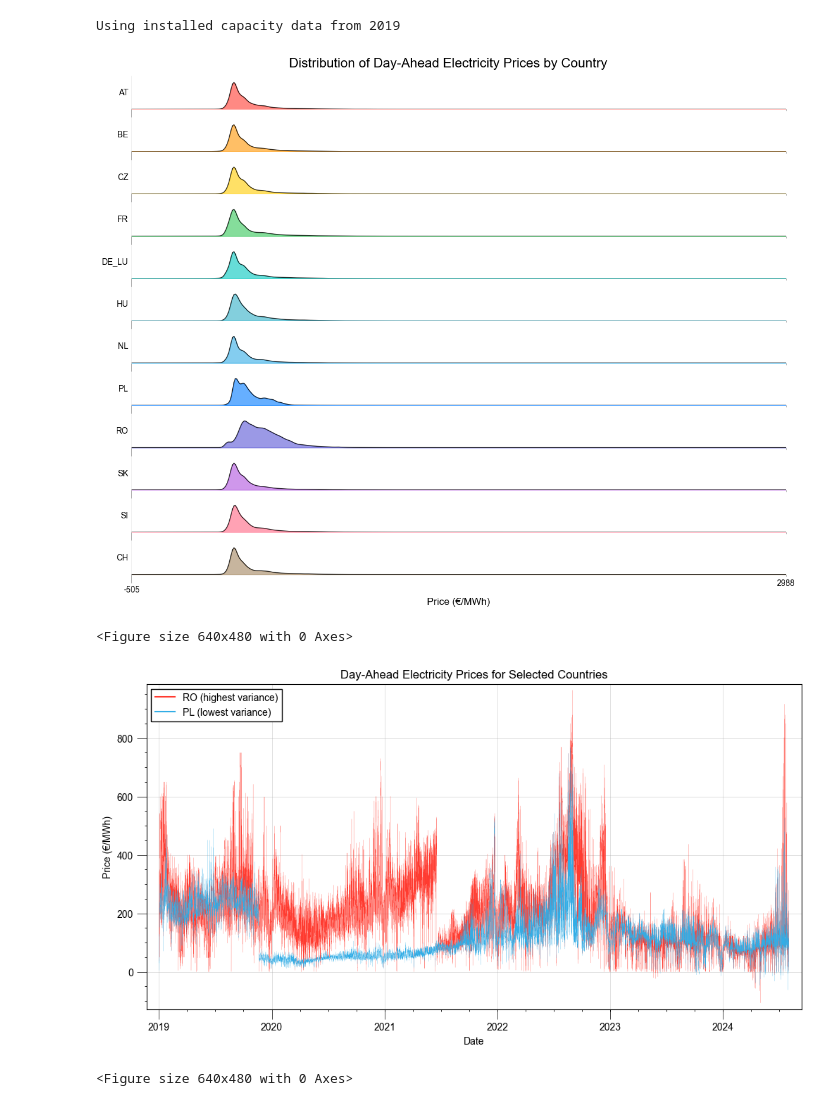
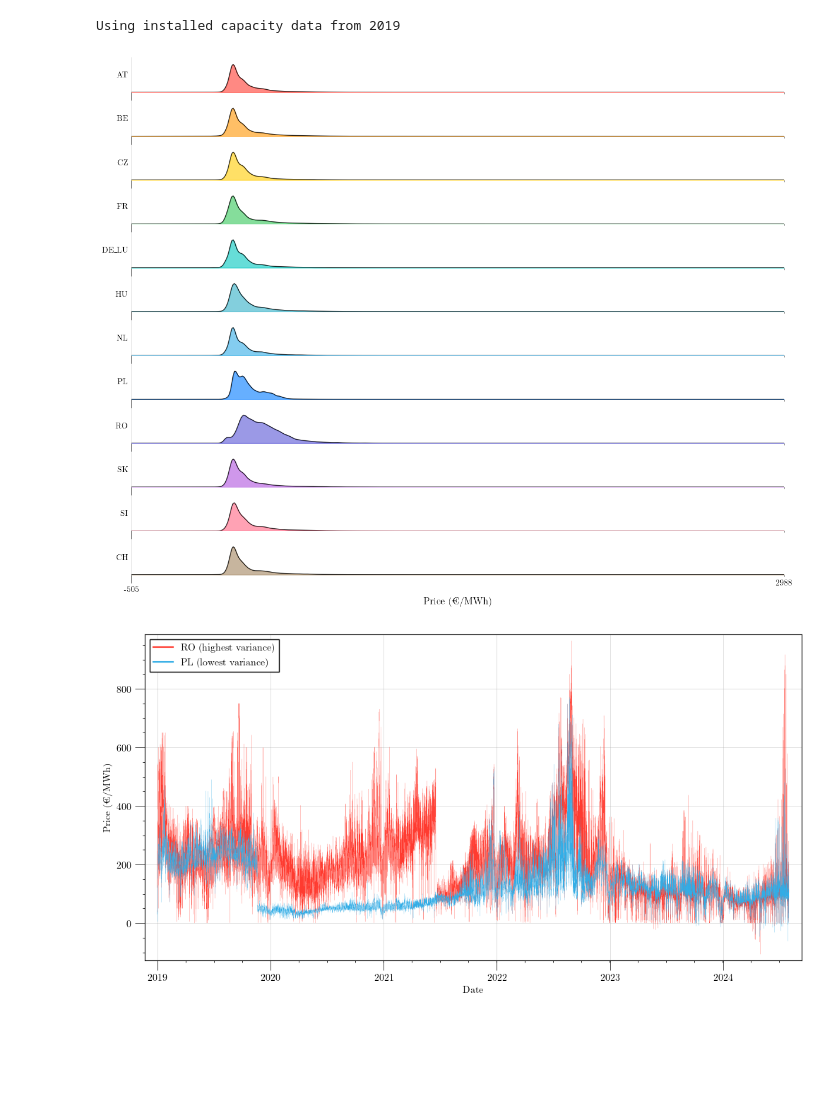
Before and after one commit to tobias-schnabel/mc-forecasting, a Jupyter notebook: plots.ipynb, the cells around one changed output. Cells and saved outputs as stored; diff of their text form; code cells hidden in the pictures; blank space fills up the shorter version.

Commit message:
add plots for installed capacity, forecasts and prices

```diff
--- a/plots.ipynb
+++ b/plots.ipynb
@@ -8,14 +9,13 @@ import numpy as np
 from scipy.stats import gaussian_kde
 # %%
 import getpass
-import os
 export_username = "ts" # Only save plots to dropbox on my machine
 def save_plot(plot, filename):
     username = getpass.getuser()
     filepath = "/Users/ts/Library/CloudStorage/Dropbox/Apps/Overleaf/Dissertation Oxford/Figures"
-    filename += ".png"
+    filename += ".pdf"
     if username == export_username:
-        plot.savefig(os.path.join(filepath, filename), format='png')
+        plot.savefig(os.path.join(filepath, filename), format='pdf')
 # %%
 # Load Merged data
 data_loader = DataLoader("data/merged")
@@ -50,7 +50,12 @@ col_pal = [
 # Set up the plot theme
 theme = (
     load_theme("boxy_light")
-    .set_overrides({'axes.prop_cycle': plt.cycler(color=col_pal)})
+    .set_overrides({
+        'axes.prop_cycle': plt.cycler(color=col_pal),
+        'text.usetex': True,
+        'font.family': 'serif',
+        'font.serif': ['Computer Modern']
+    })
 )
 theme.apply()
 # %%
@@ -84,47 +89,45 @@ for i, (country, ax) in enumerate(zip(countries, axes)):
         spine.set_visible(False)  # Remove the box around the subplot
 
 # Set overall title and x-axis label
-fig.suptitle('Distribution of Day-Ahead Electricity Prices by Country', fontsize=16)
+# fig.suptitle('Distribution of Day-Ahead Electricity Prices by Country', fontsize=16)
 axes[-1].set_xlabel('Price (€/MWh)', fontsize=12)
 plt.xlim(x_min, x_max)  # Set x-axis limits
 plt.tight_layout()
 theme.apply_transforms()
 
 plt.show()
-save_plot(plt, "day_ahead_prices_distribution")
+save_plot(fig, "day_ahead_prices_distribution")
 # %% [output]
-[figure, old version]
+[figure, new version]
-<Figure size 640x480 with 0 Axes>
 # %%
 from matplotlib.lines import Line2D
 
 colors = [col_pal[0], col_pal[6]]
 
 # Define custom labels
 custom_labels = [" (highest variance)", " (lowest variance)"]
 
 variance = day_ahead_prices.var()
 highvar_country = variance.idxmax()
 lowvar_country = variance.idxmin()
 countries = [highvar_country, lowvar_country]
-plt.figure(figsize=(12, 6))
+varplot = plt.figure(figsize=(12, 6))
 
 for i, country in enumerate(countries):
     plt.plot(day_ahead_prices.index, day_ahead_prices[country], label=country + custom_labels[i], linewidth=0.1, color=colors[i])
 
 # Create custom legend handles with default linewidth and custom labels
 legend_handles = [Line2D([0], [0], color=colors[i], label=country + custom_labels[i]) for i, country in enumerate(countries)]
 
-plt.title('Day-Ahead Electricity Prices for Selected Countries')
+# plt.title('Day-Ahead Electricity Prices for Selected Countries')
 plt.xlabel('Date')
 plt.ylabel('Price (€/MWh)')
 plt.legend(handles=legend_handles)
 theme.apply_transforms()
 plt.show()
-save_plot(plt, "day_ahead_prices_variance")
+save_plot(varplot, "day_ahead_prices_variance")
 # %% [output]
-[figure, old version]
+[figure, new version]
-<Figure size 640x480 with 0 Axes>
 # %%
 from matplotlib.lines import Line2D
 
```
Also changed, not shown: parts of 9 cells of this notebook.
